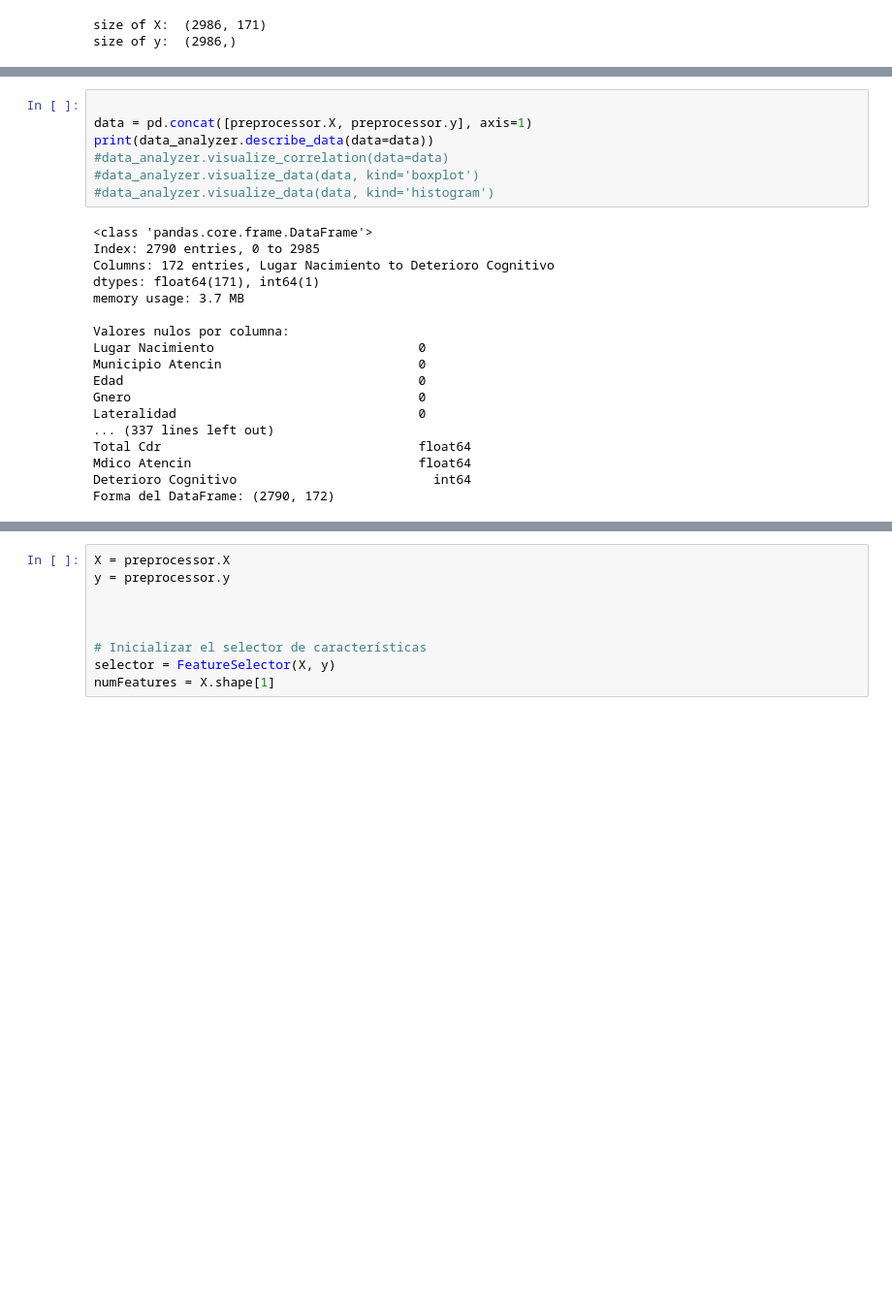
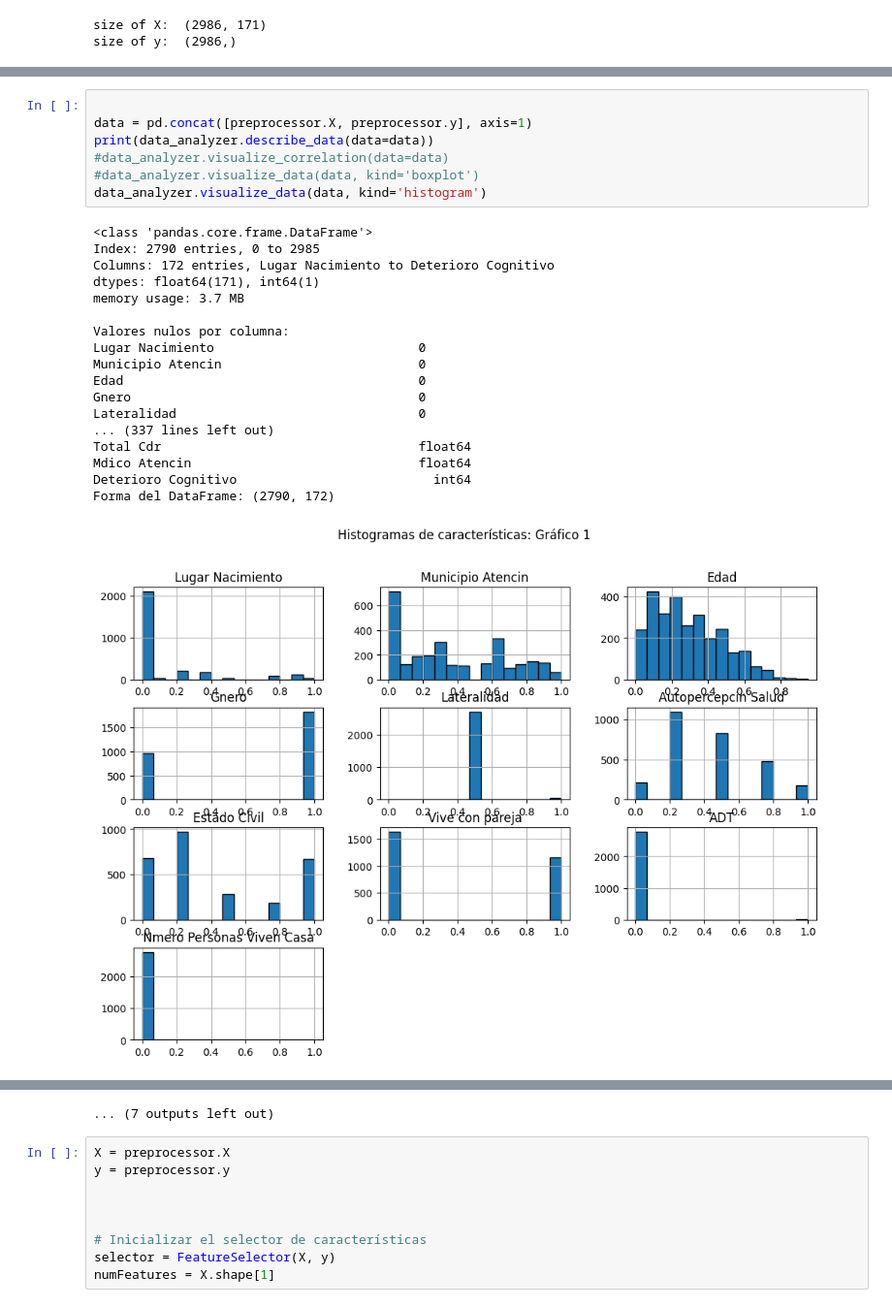
Before and after one commit to JuanSebastianCG/Python_Cognitive_Decline_AI, a Jupyter notebook: model/notebooks/DtaProcessing.ipynb, the cells around one changed output, grey strips where cells are left out. Shown at 97% size. Cells and saved outputs as stored; diff of their text form; blank space fills up the shorter version.

```diff
--- a/model/notebooks/DtaProcessing.ipynb
+++ b/model/notebooks/DtaProcessing.ipynb
@@ -174,25 +174,26 @@ preprocessor.delete_Object_columns()
 # %%
 
 data = pd.concat([preprocessor.X, preprocessor.y], axis=1)
 print(data_analyzer.describe_data(data=data))
 #data_analyzer.visualize_correlation(data=data)
 #data_analyzer.visualize_data(data, kind='boxplot')
-#data_analyzer.visualize_data(data, kind='histogram')
+data_analyzer.visualize_data(data, kind='histogram')
 # %% [output]
 <class 'pandas.core.frame.DataFrame'>
 Index: 2790 entries, 0 to 2985
 Columns: 172 entries, Lugar Nacimiento to Deterioro Cognitivo
 dtypes: float64(171), int64(1)
 memory usage: 3.7 MB
 
 Valores nulos por columna:
 Lugar Nacimiento                           0
 Municipio Atencin                          0
 Edad                                       0
 Gnero                                      0
 Lateralidad                                0
 ... (337 lines left out)
 Total Cdr                                  float64
 Mdico Atencin                              float64
 Deterioro Cognitivo                          int64
 Forma del DataFrame: (2790, 172)
+[figure, added]
@@ -199,3 +210,4 @@ Forma del DataFrame: (2790, 172)
+... (7 outputs left out)
 # %%
 X = preprocessor.X
 y = preprocessor.y
```
Also changed, not shown: parts of 3 cells of this notebook, 8 other files.
